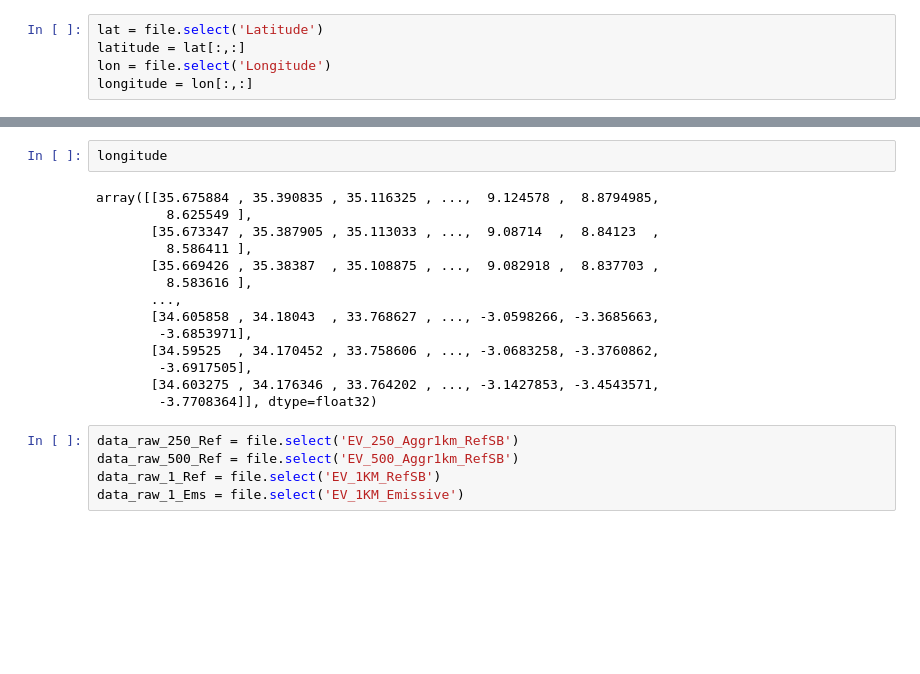
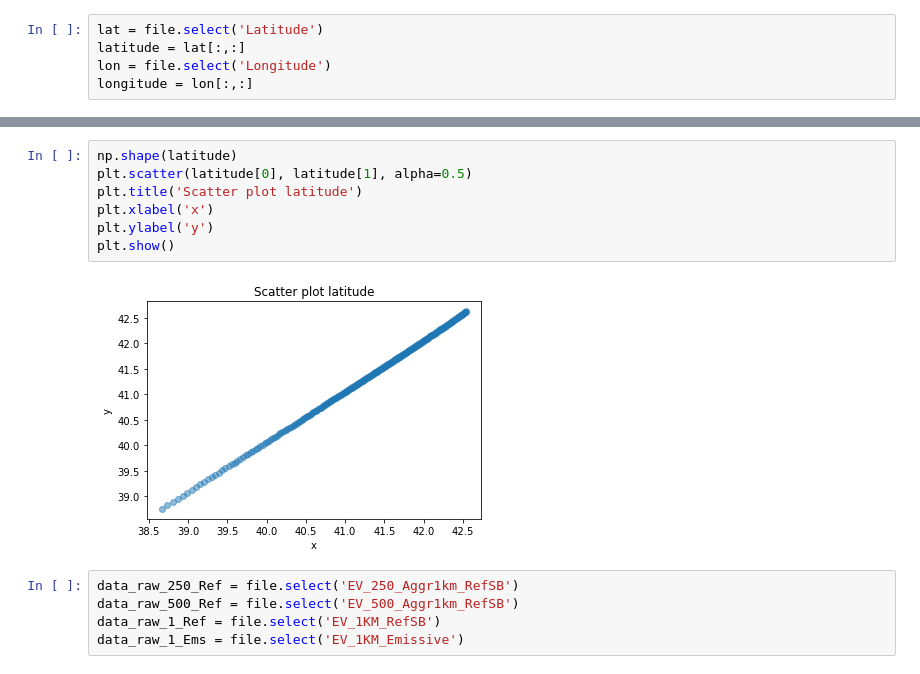
Before and after one commit to jesseniagonzalezv/ICON_RTTOV, a Jupyter notebook: code_test/PCA-radiances.ipynb, the cells around one changed output, grey strips where cells are left out. Drawn from its saved outputs; the diff is of its cells as text; blank space fills up the shorter version.

```diff
--- a/code_test/PCA-radiances.ipynb
+++ b/code_test/PCA-radiances.ipynb
@@ -59,19 +119,12 @@ array([[42.539726, 42.534184, 42.528175, ..., 38.803246, 38.73589 ,
 # %%
-longitude
+np.shape(latitude)
+plt.scatter(latitude[0], latitude[1], alpha=0.5)
+plt.title('Scatter plot latitude')
+plt.xlabel('x')
+plt.ylabel('y')
+plt.show()
 # %% [output]
-array([[35.675884 , 35.390835 , 35.116325 , ...,  9.124578 ,  8.8794985,
-         8.625549 ],
-       [35.673347 , 35.387905 , 35.113033 , ...,  9.08714  ,  8.84123  ,
-         8.586411 ],
-       [35.669426 , 35.38387  , 35.108875 , ...,  9.082918 ,  8.837703 ,
-         8.583616 ],
-       ...,
-       [34.605858 , 34.18043  , 33.768627 , ..., -3.0598266, -3.3685663,
-        -3.6853971],
-       [34.59525  , 34.170452 , 33.758606 , ..., -3.0683258, -3.3760862,
-        -3.6917505],
-       [34.603275 , 34.176346 , 33.764202 , ..., -3.1427853, -3.4543571,
-        -3.7708364]], dtype=float32)
+[figure, added]
 # %%
 data_raw_250_Ref = file.select('EV_250_Aggr1km_RefSB')
 data_raw_500_Ref = file.select('EV_500_Aggr1km_RefSB')
```
Also changed, not shown: parts of 13 cells of this notebook, 1 other file.
